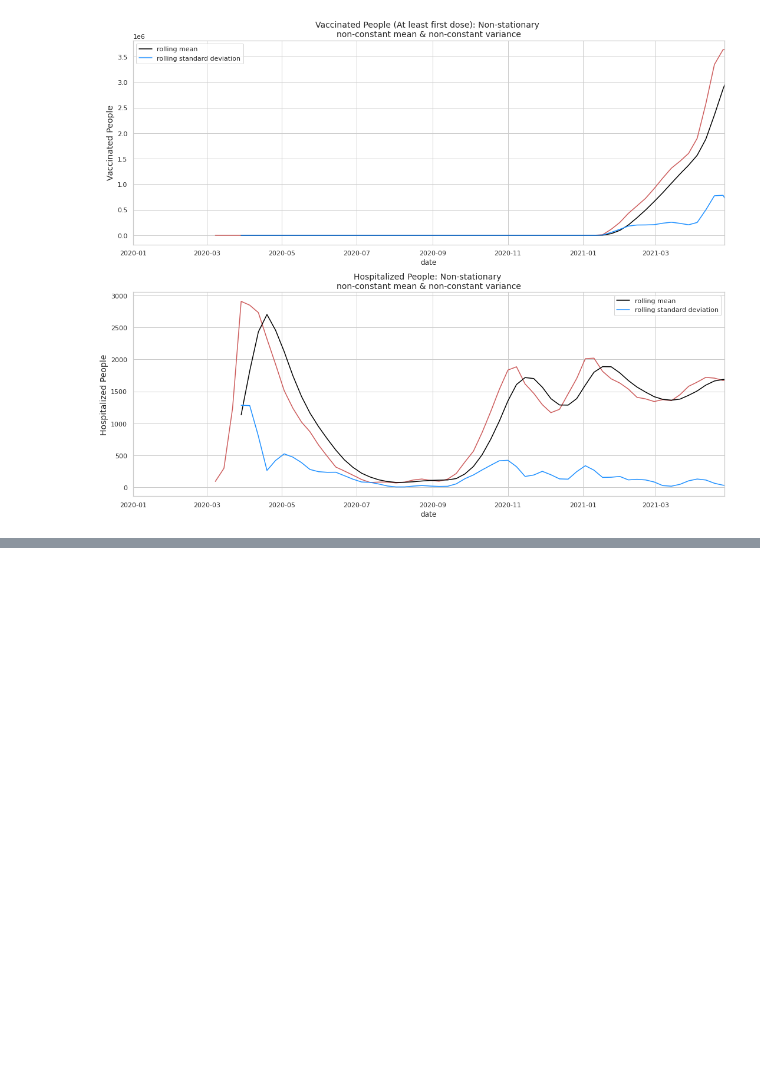
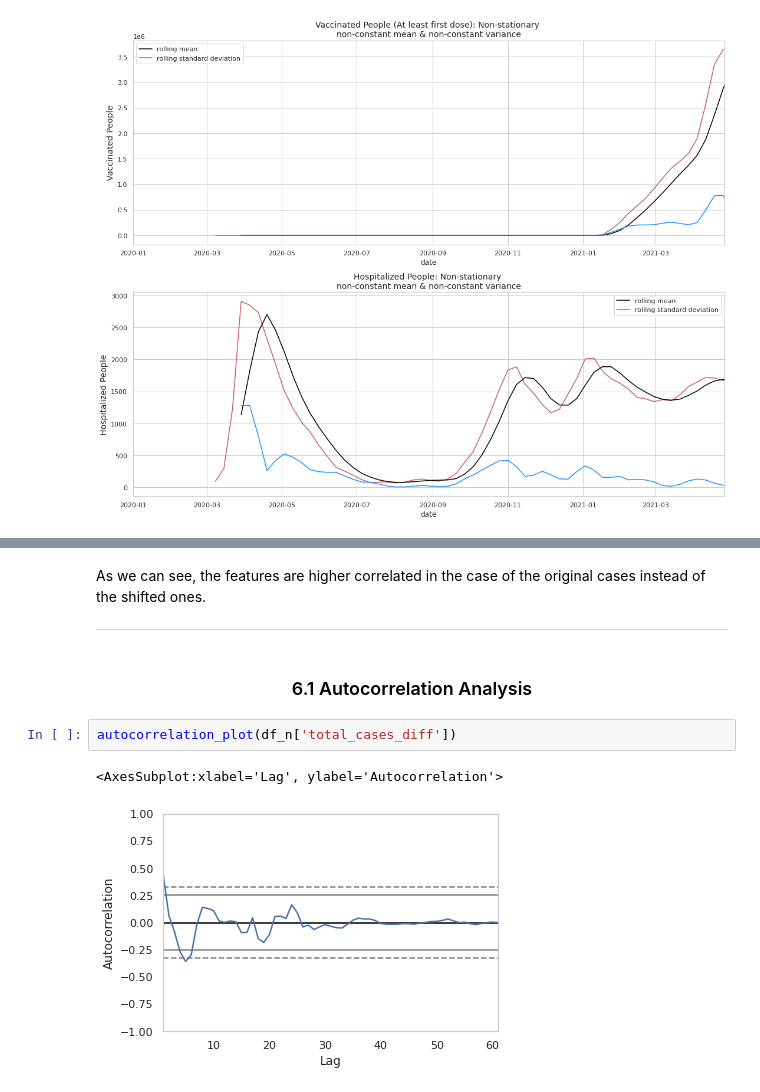
Before and after one commit to michaelbahchevanov/lockscan, a Jupyter notebook: EDA_COVID.ipynb, the cells around one changed output, grey strips where cells are left out. Drawn from its saved outputs; the diff is of its cells as text; blank space fills up the shorter version.

```diff
--- a/EDA_COVID.ipynb
+++ b/EDA_COVID.ipynb
@@ -815,0 +818,10 @@ fig.tight_layout()
+# %% [markdown]
+As we can see, the features are higher correlated in the case of the original cases instead of the shifted ones.
+***
+# %% [markdown]
+### <center>6.1 Autocorrelation Analysis</center>
+# %%
+autocorrelation_plot(df_n['total_cases_diff'])
+# %% [output]
+<AxesSubplot:xlabel='Lag', ylabel='Autocorrelation'>
+[figure, added]
```
Also changed, not shown: parts of 80 cells of this notebook.
